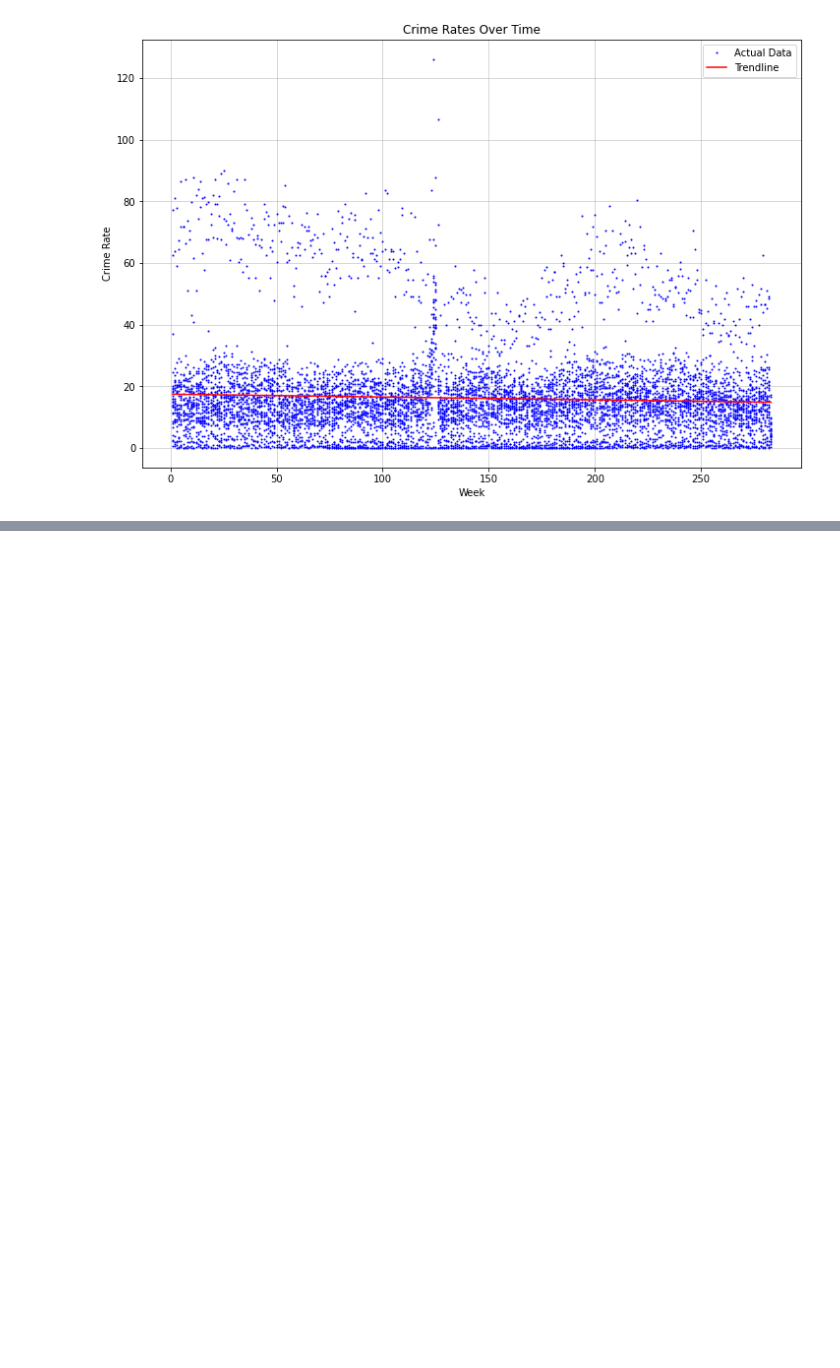
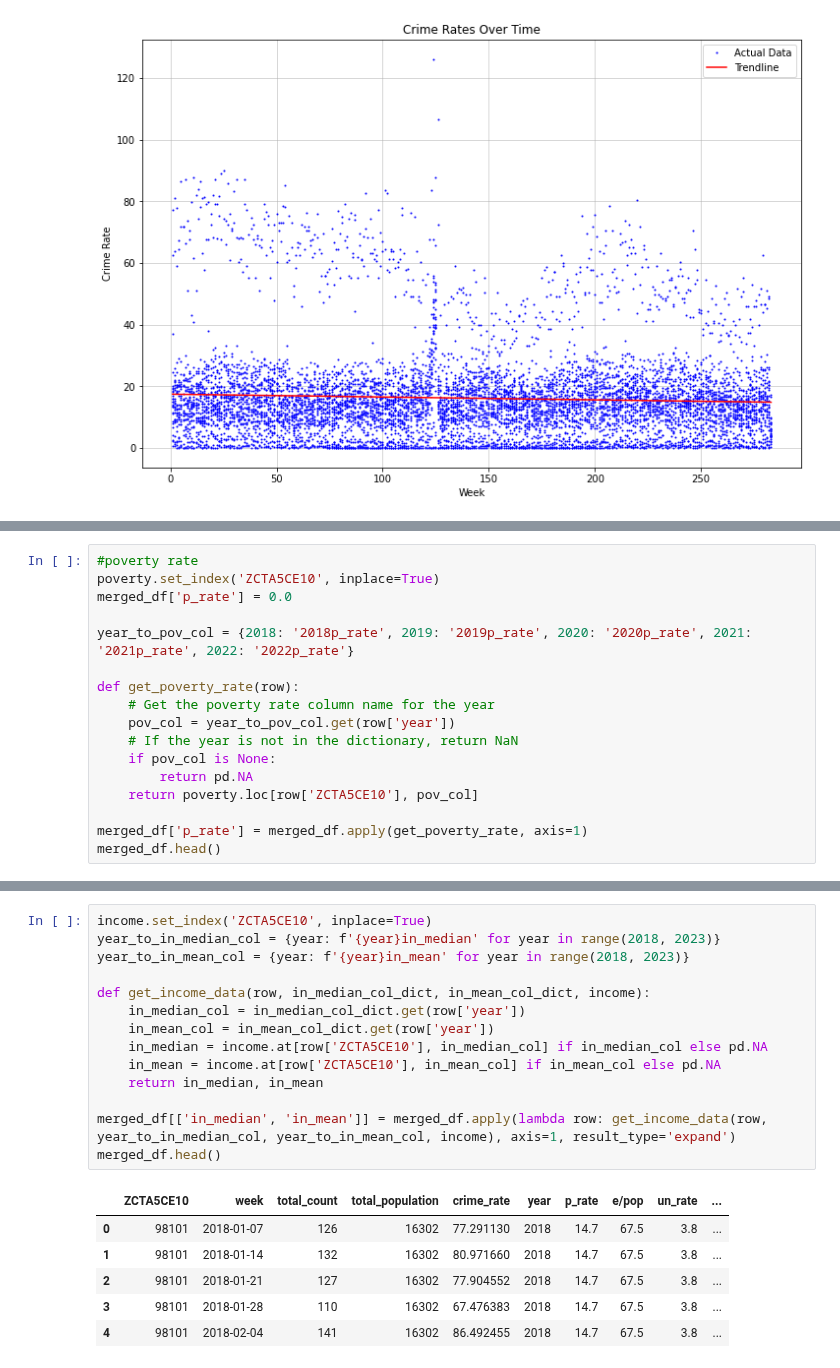
Before and after one commit to bail-reform/NYC, a Jupyter notebook: seattle_data_aggregation.ipynb, the cells around one changed output, grey strips where cells are left out. Drawn from its saved outputs; the diff is of its cells as text; blank space fills up the shorter version.

```diff
--- a/seattle_data_aggregation.ipynb
+++ b/seattle_data_aggregation.ipynb
@@ -408,0 +766,17 @@ array([[   0],
+# %%
+#poverty rate
+poverty.set_index('ZCTA5CE10', inplace=True)
+merged_df['p_rate'] = 0.0
+
+year_to_pov_col = {2018: '2018p_rate', 2019: '2019p_rate', 2020: '2020p_rate', 2021: '2021p_rate', 2022: '2022p_rate'}
+
+def get_poverty_rate(row):
+    # Get the poverty rate column name for the year
+    pov_col = year_to_pov_col.get(row['year'])
+    # If the year is not in the dictionary, return NaN
+    if pov_col is None:
+        return pd.NA
+    return poverty.loc[row['ZCTA5CE10'], pov_col]
+
+merged_df['p_rate'] = merged_df.apply(get_poverty_rate, axis=1)
+merged_df.head()
@@ -408,0 +820,21 @@ array([[   0],
+# %%
+income.set_index('ZCTA5CE10', inplace=True)
+year_to_in_median_col = {year: f'{year}in_median' for year in range(2018, 2023)}
+year_to_in_mean_col = {year: f'{year}in_mean' for year in range(2018, 2023)}
+
+def get_income_data(row, in_median_col_dict, in_mean_col_dict, income):
+    in_median_col = in_median_col_dict.get(row['year'])
+    in_mean_col = in_mean_col_dict.get(row['year'])
+    in_median = income.at[row['ZCTA5CE10'], in_median_col] if in_median_col else pd.NA
+    in_mean = income.at[row['ZCTA5CE10'], in_mean_col] if in_mean_col else pd.NA
+    return in_median, in_mean
+
+merged_df[['in_median', 'in_mean']] = merged_df.apply(lambda row: get_income_data(row, year_to_in_median_col, year_to_in_mean_col, income), axis=1, result_type='expand')
+merged_df.head()
+# %% [output]
+|  | ZCTA5CE10 | week | total_count | total_population | crime_rate | year | p_rate | e/pop | un_rate | ... |
+| 0 | 98101 | 2018-01-07 | 126 | 16302 | 77.291130 | 2018 | 14.7 | 67.5 | 3.8 | ... |
+| 1 | 98101 | 2018-01-14 | 132 | 16302 | 80.971660 | 2018 | 14.7 | 67.5 | 3.8 | ... |
+| 2 | 98101 | 2018-01-21 | 127 | 16302 | 77.904552 | 2018 | 14.7 | 67.5 | 3.8 | ... |
+| 3 | 98101 | 2018-01-28 | 110 | 16302 | 67.476383 | 2018 | 14.7 | 67.5 | 3.8 | ... |
+| 4 | 98101 | 2018-02-04 | 141 | 16302 | 86.492455 | 2018 | 14.7 | 67.5 | 3.8 | ... |
```
Also changed, not shown: parts of 52 cells of this notebook.
